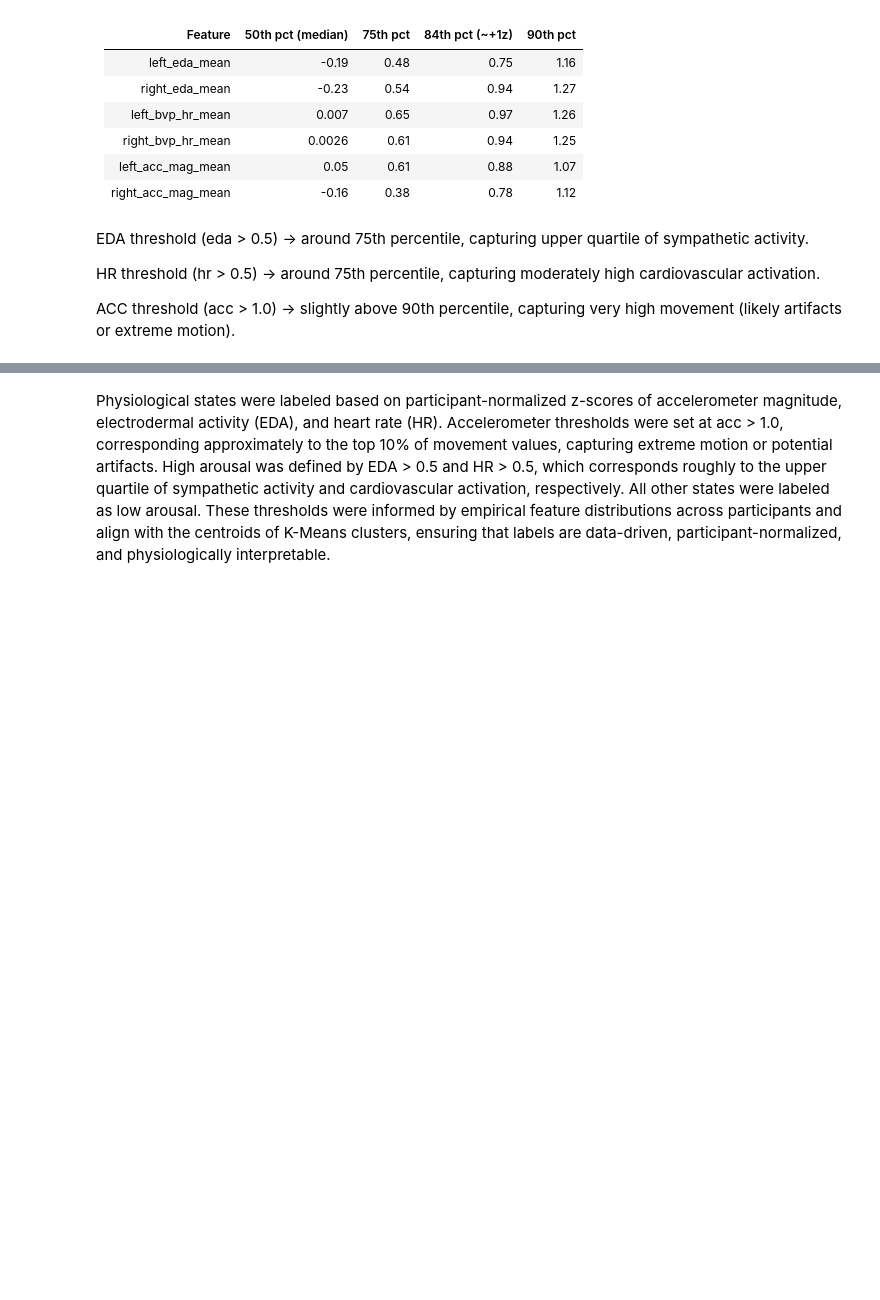
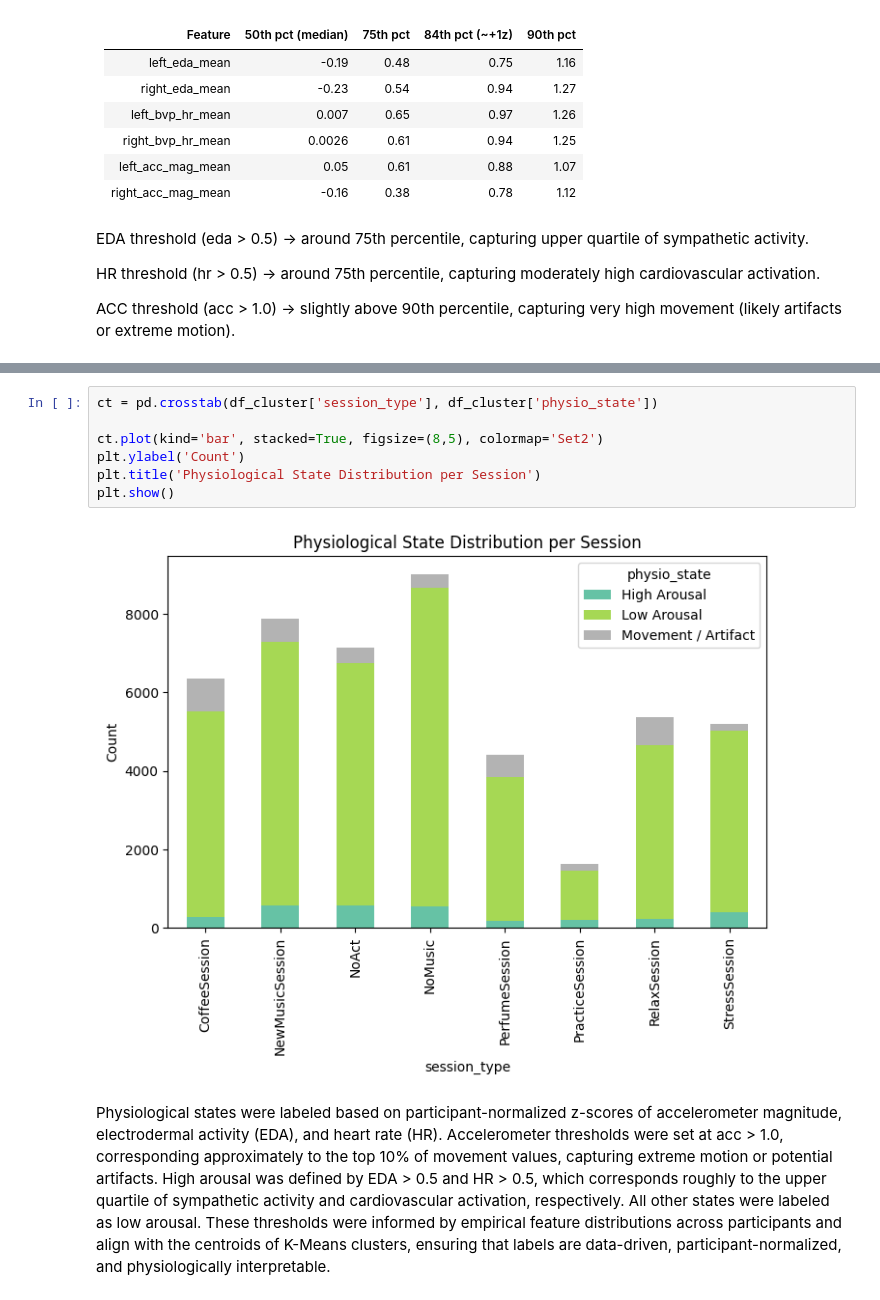
Before and after one commit to Kavisha-29-R/BME_DATA_SCIENCE_CAPSTONE_PROJECT, a Jupyter notebook: Notebooks/1_Modelling.ipynb, the cells around one changed output, grey strips where cells are left out. Cells and saved outputs as stored; diff of their text form; blank space fills up the shorter version.

```diff
--- a/Notebooks/1_Modelling.ipynb
+++ b/Notebooks/1_Modelling.ipynb
@@ -443,2 +520,11 @@ cluster_profiles
+# %%
+ct = pd.crosstab(df_cluster['session_type'], df_cluster['physio_state'])
+
+ct.plot(kind='bar', stacked=True, figsize=(8,5), colormap='Set2')
+plt.ylabel('Count')
+plt.title('Physiological State Distribution per Session')
+plt.show()
+# %% [output]
+[figure, added]
 # %% [markdown]
 Physiological states were labeled based on participant-normalized z-scores of accelerometer magnitude, electrodermal activity (EDA), and heart rate (HR). Accelerometer thresholds were set at acc > 1.0, corresponding approximately to the top 10% of movement values, capturing extreme motion or potential artifacts. High arousal was defined by EDA > 0.5 and HR > 0.5, which corresponds roughly to the upper quartile of sympathetic activity and cardiovascular activation, respectively. All other states were labeled as low arousal. These thresholds were informed by empirical feature distributions across participants and align with the centroids of K-Means clusters, ensuring that labels are data-driven, participant-normalized, and physiologically interpretable.
```
Also changed, not shown: parts of 28 cells of this notebook, 1 other file.
